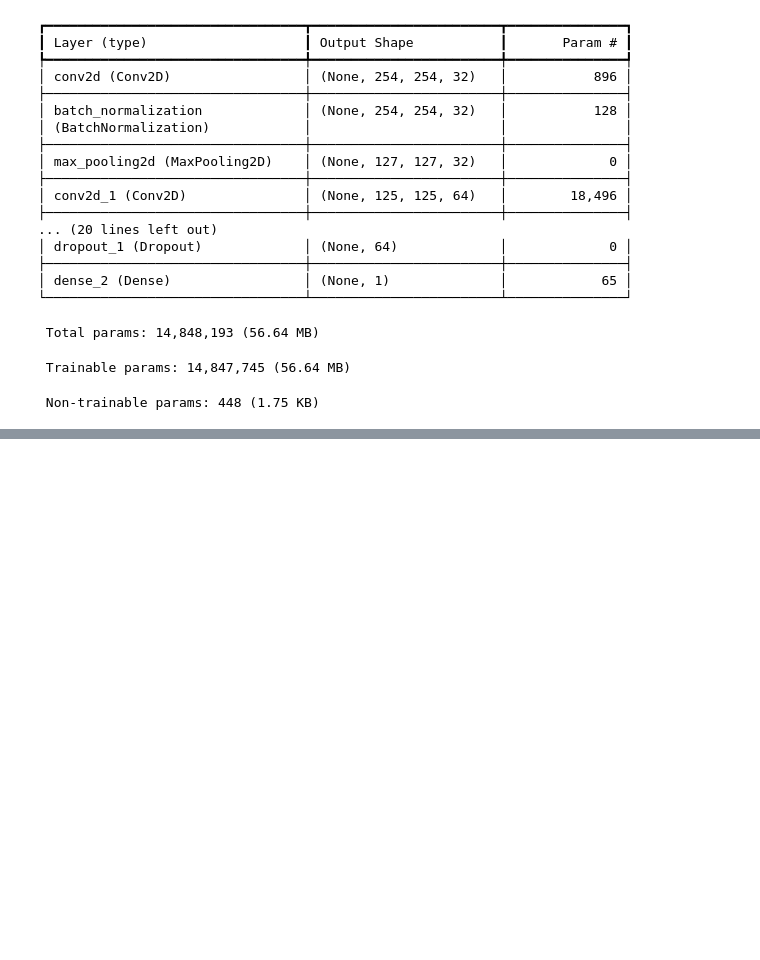
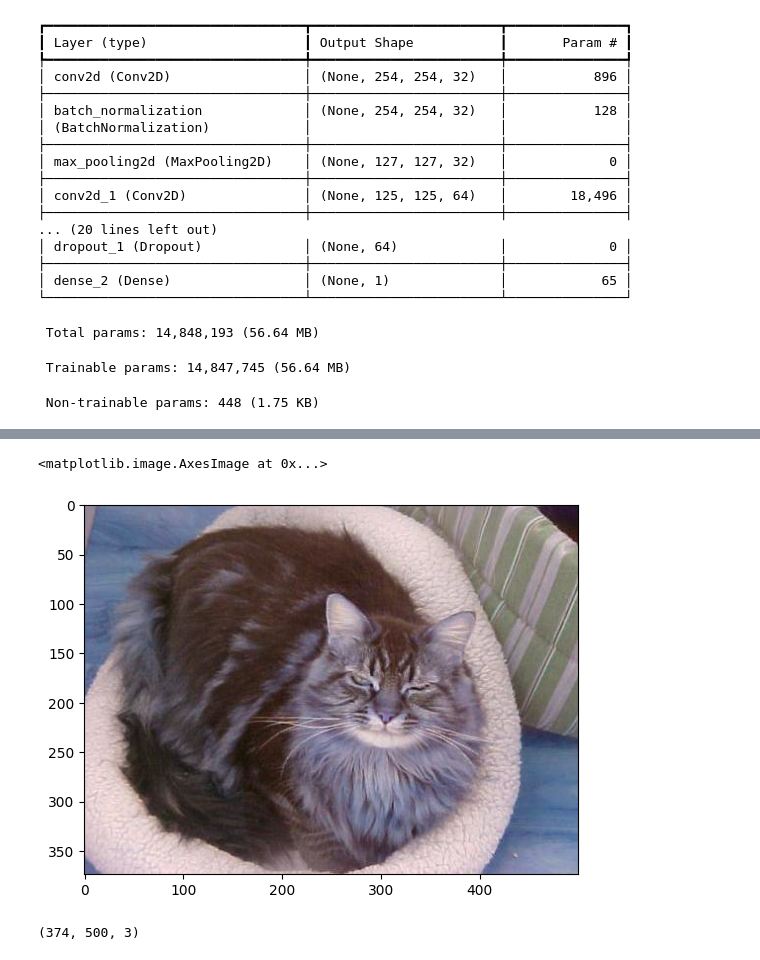
Before and after one commit to AshadullahDanish/CNN, a Jupyter notebook: cats-v-dogs-classification.ipynb, the cells around one changed output, grey strips where cells are left out. Drawn from its saved outputs; the diff is of its cells as text; code cells hidden in the pictures; blank space fills up the shorter version.

```diff
--- a/cats-v-dogs-classification.ipynb
+++ b/cats-v-dogs-classification.ipynb
@@ -122,0 +215,9 @@ Model: "sequential"
+# %%
+plt.imshow(test_img)
+# %% [output]
+<matplotlib.image.AxesImage at 0x...>
+[figure, added]
+# %%
+test_img.shape
+# %% [output]
+(374, 500, 3)
```
Also changed, not shown: parts of 18 cells of this notebook.
